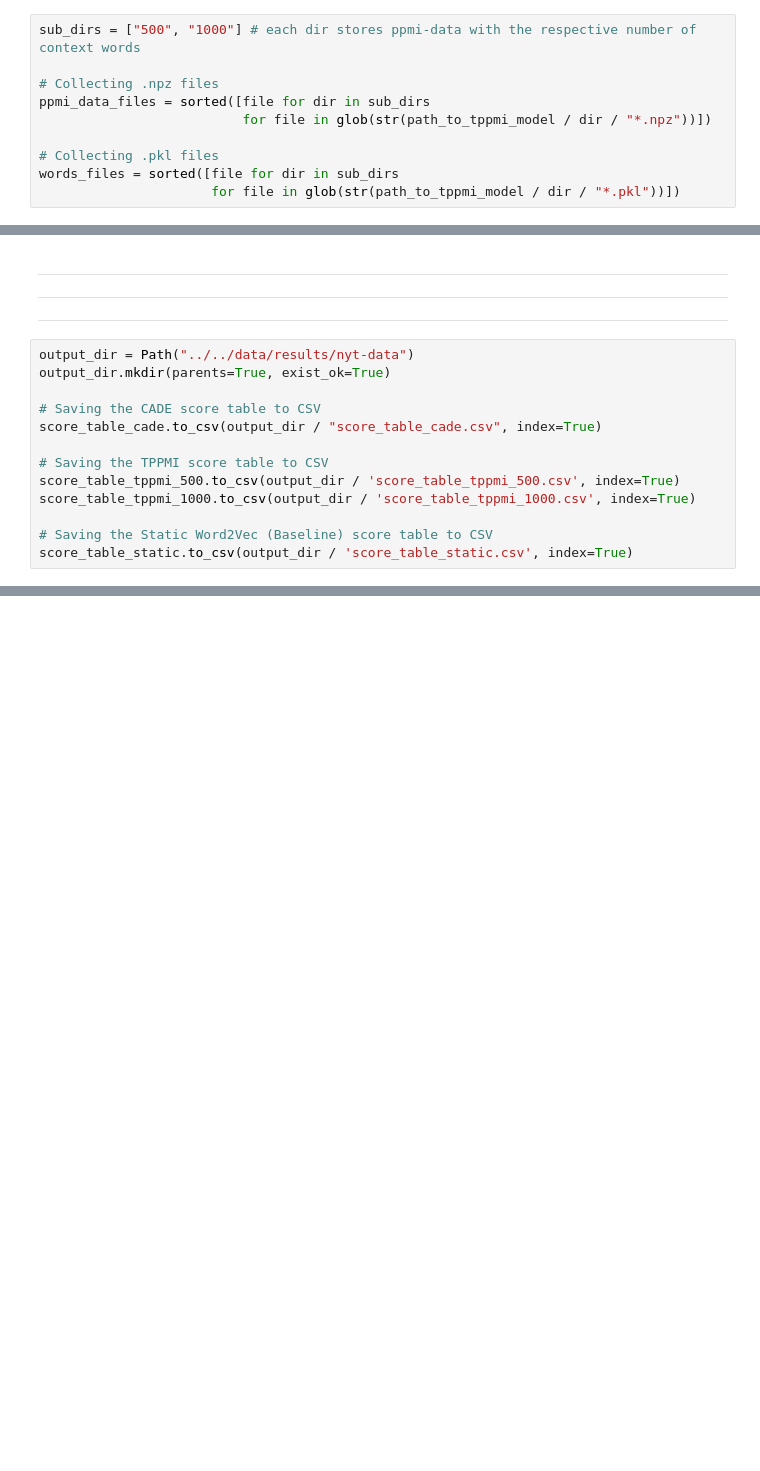
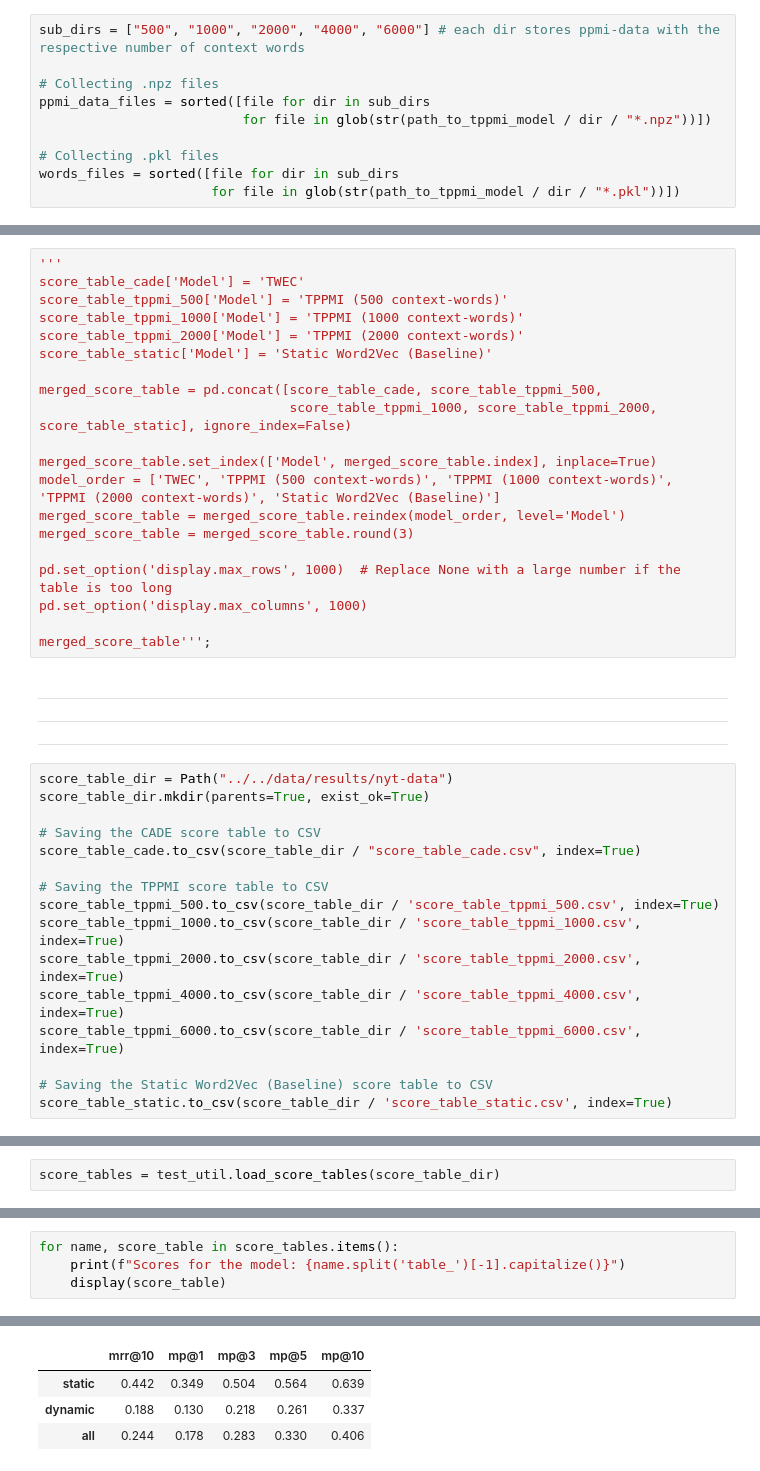
Before and after one commit to FlackoJodye1/temporal-word-embeddings, a Jupyter notebook: notebooks/analysis-quantitative/reproduction-twec-results.ipynb, the cells around one changed output, grey strips where cells are left out. Drawn from its saved outputs; the diff is of its cells as text; blank space fills up the shorter version.

```diff
--- a/notebooks/analysis-quantitative/reproduction-twec-results.ipynb
+++ b/notebooks/analysis-quantitative/reproduction-twec-results.ipynb
@@ -166,7 +146,7 @@ from src.packages.TPPMI.ppmi_model import PPMIModel
 from src.packages.TPPMI.tppmi_model import TPPMIModel
 import src.test.util as test_util
 # %%
-sub_dirs = ["500", "1000"] # each dir stores ppmi-data with the respective number of context words
+sub_dirs = ["500", "1000", "2000", "4000", "6000"] # each dir stores ppmi-data with the respective number of context words
 
 # Collecting .npz files
 ppmi_data_files = sorted([file for dir in sub_dirs
@@ -384,17 +522,40 @@ Scores of Static Word2Vec (Baseline)
+# %%
+'''
+score_table_cade['Model'] = 'TWEC'
+score_table_tppmi_500['Model'] = 'TPPMI (500 context-words)'
+score_table_tppmi_1000['Model'] = 'TPPMI (1000 context-words)'
+score_table_tppmi_2000['Model'] = 'TPPMI (2000 context-words)'
+score_table_static['Model'] = 'Static Word2Vec (Baseline)'
+
+merged_score_table = pd.concat([score_table_cade, score_table_tppmi_500,
+                                score_table_tppmi_1000, score_table_tppmi_2000, score_table_static], ignore_index=False)
+
+merged_score_table.set_index(['Model', merged_score_table.index], inplace=True)
+model_order = ['TWEC', 'TPPMI (500 context-words)', 'TPPMI (1000 context-words)', 'TPPMI (2000 context-words)', 'Static Word2Vec (Baseline)']
+merged_score_table = merged_score_table.reindex(model_order, level='Model')
+merged_score_table = merged_score_table.round(3)
+
+pd.set_option('display.max_rows', 1000)  # Replace None with a large number if the table is too long
+pd.set_option('display.max_columns', 1000)
+
+merged_score_table''';
 # %% [markdown]
 ----------------------------------------------------------------------------------------------------------------
 ----------------------------------------------------------------------------------------------------------------
 ----------------------------------------------------------------------------------------------------------------
 # %%
-output_dir = Path("../../data/results/nyt-data")
-output_dir.mkdir(parents=True, exist_ok=True)
+score_table_dir = Path("../../data/results/nyt-data")
+score_table_dir.mkdir(parents=True, exist_ok=True)
 
 # Saving the CADE score table to CSV
-score_table_cade.to_csv(output_dir / "score_table_cade.csv", index=True)
+score_table_cade.to_csv(score_table_dir / "score_table_cade.csv", index=True)
 
 # Saving the TPPMI score table to CSV
-score_table_tppmi_500.to_csv(output_dir / 'score_table_tppmi_500.csv', index=True)
-score_table_tppmi_1000.to_csv(output_dir / 'score_table_tppmi_1000.csv', index=True)
+score_table_tppmi_500.to_csv(score_table_dir / 'score_table_tppmi_500.csv', index=True)
+score_table_tppmi_1000.to_csv(score_table_dir / 'score_table_tppmi_1000.csv', index=True)
+score_table_tppmi_2000.to_csv(score_table_dir / 'score_table_tppmi_2000.csv', index=True)
+score_table_tppmi_4000.to_csv(score_table_dir / 'score_table_tppmi_4000.csv', index=True)
+score_table_tppmi_6000.to_csv(score_table_dir / 'score_table_tppmi_6000.csv', index=True)
 
 # Saving the Static Word2Vec (Baseline) score table to CSV
-score_table_static.to_csv(output_dir / 'score_table_static.csv', index=True)
+score_table_static.to_csv(score_table_dir / 'score_table_static.csv', index=True)
@@ -400,0 +564,2 @@ score_table_static.to_csv(output_dir / 'score_table_static.csv', index=True)
+# %%
+score_tables = test_util.load_score_tables(score_table_dir)
@@ -400,0 +570,5 @@ score_table_static.to_csv(output_dir / 'score_table_static.csv', index=True)
+# %%
+for name, score_table in score_tables.items():
+    print(f"Scores for the model: {name.split('table_')[-1].capitalize()}")
+    display(score_table)
+# %% [output]
@@ -400,0 +591,4 @@ score_table_static.to_csv(output_dir / 'score_table_static.csv', index=True)
+|  | mrr@10 | mp@1 | mp@3 | mp@5 | mp@10 |
+| static | 0.442 | 0.349 | 0.504 | 0.564 | 0.639 |
+| dynamic | 0.188 | 0.130 | 0.218 | 0.261 | 0.337 |
+| all | 0.244 | 0.178 | 0.283 | 0.330 | 0.406 |
```
Also changed, not shown: parts of 42 cells of this notebook, 2 other files.
